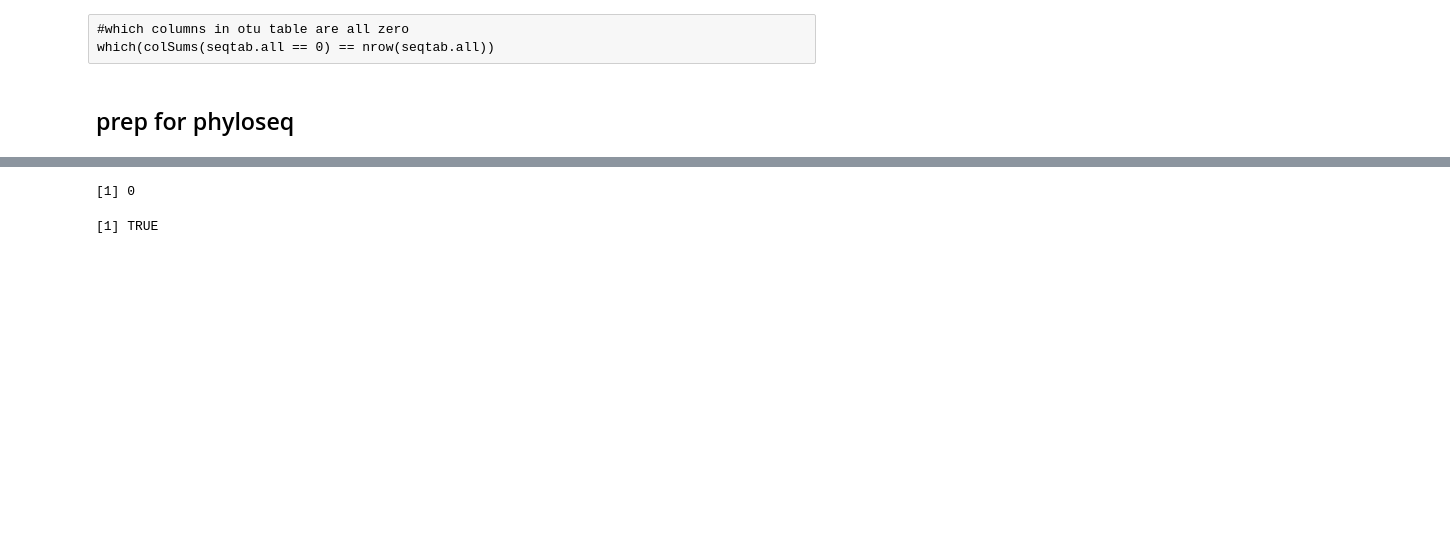
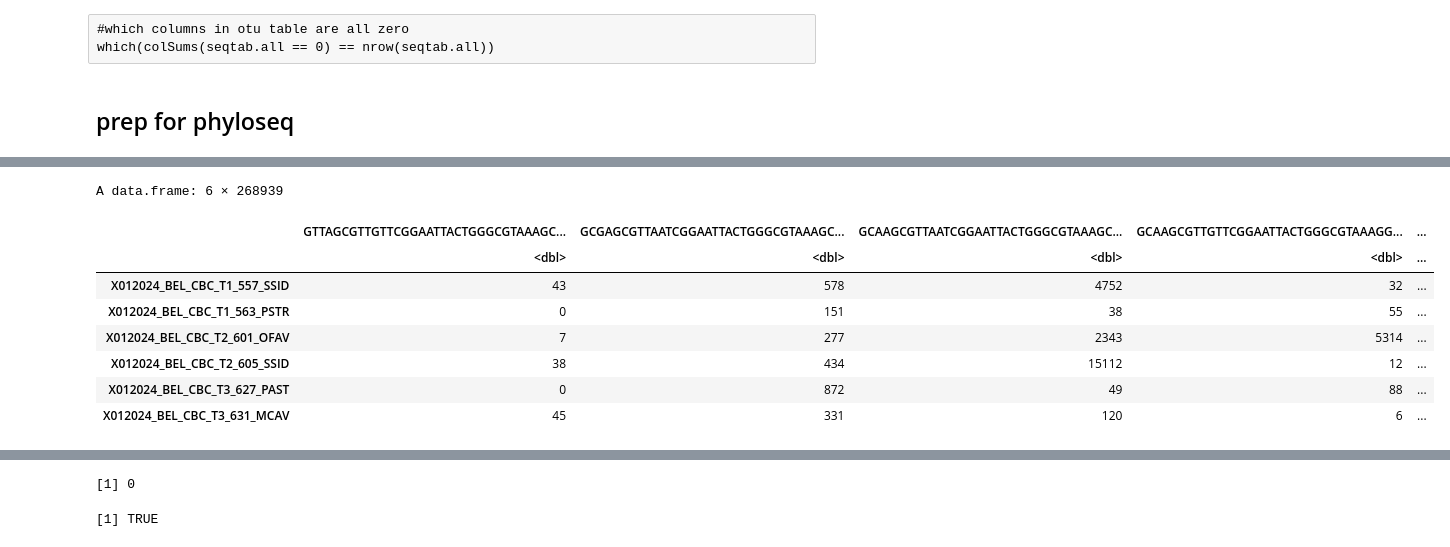
Before and after one commit to cdesouza02/BEL_16S_ITS2, a Jupyter notebook: BEL_16S_outputs/physeq_taxa16S.ipynb, the cells around one changed output, grey strips where cells are left out. Drawn from its saved outputs; the diff is of its cells as text; code cells hidden in the pictures; blank space fills up the shorter version.

```diff
--- a/BEL_16S_outputs/physeq_taxa16S.ipynb
+++ b/BEL_16S_outputs/physeq_taxa16S.ipynb
@@ -259,0 +351,14 @@ which(colSums(seqtab.all == 0) == nrow(seqtab.all))
+# %%
+## clean sample names
+seqtab_df$Tubelabel_species <- sub("^X", "", seqtab_df$Tubelabel_species)
+head(seqtab_df)
+# %% [output]
+A data.frame: 6 × 268939
+|  | GTTAGCGTTGTTCGGAATTACTGGGCGTAAAGC... | GCGAGCGTTAATCGGAATTACTGGGCGTAAAGC... | GCAAGCGTTAATCGGAATTACTGGGCGTAAAGC... | GCAAGCGTTGTTCGGAATTACTGGGCGTAAAGG... | ... |
+|  | <dbl> | <dbl> | <dbl> | <dbl> | ... |
+| X012024_BEL_CBC_T1_557_SSID | 43 | 578 | 4752 | 32 | ... |
+| X012024_BEL_CBC_T1_563_PSTR | 0 | 151 | 38 | 55 | ... |
+| X012024_BEL_CBC_T2_601_OFAV | 7 | 277 | 2343 | 5314 | ... |
+| X012024_BEL_CBC_T2_605_SSID | 38 | 434 | 15112 | 12 | ... |
+| X012024_BEL_CBC_T3_627_PAST | 0 | 872 | 49 | 88 | ... |
+| X012024_BEL_CBC_T3_631_MCAV | 45 | 331 | 120 | 6 | ... |
```
Also changed, not shown: parts of 23 cells of this notebook.
